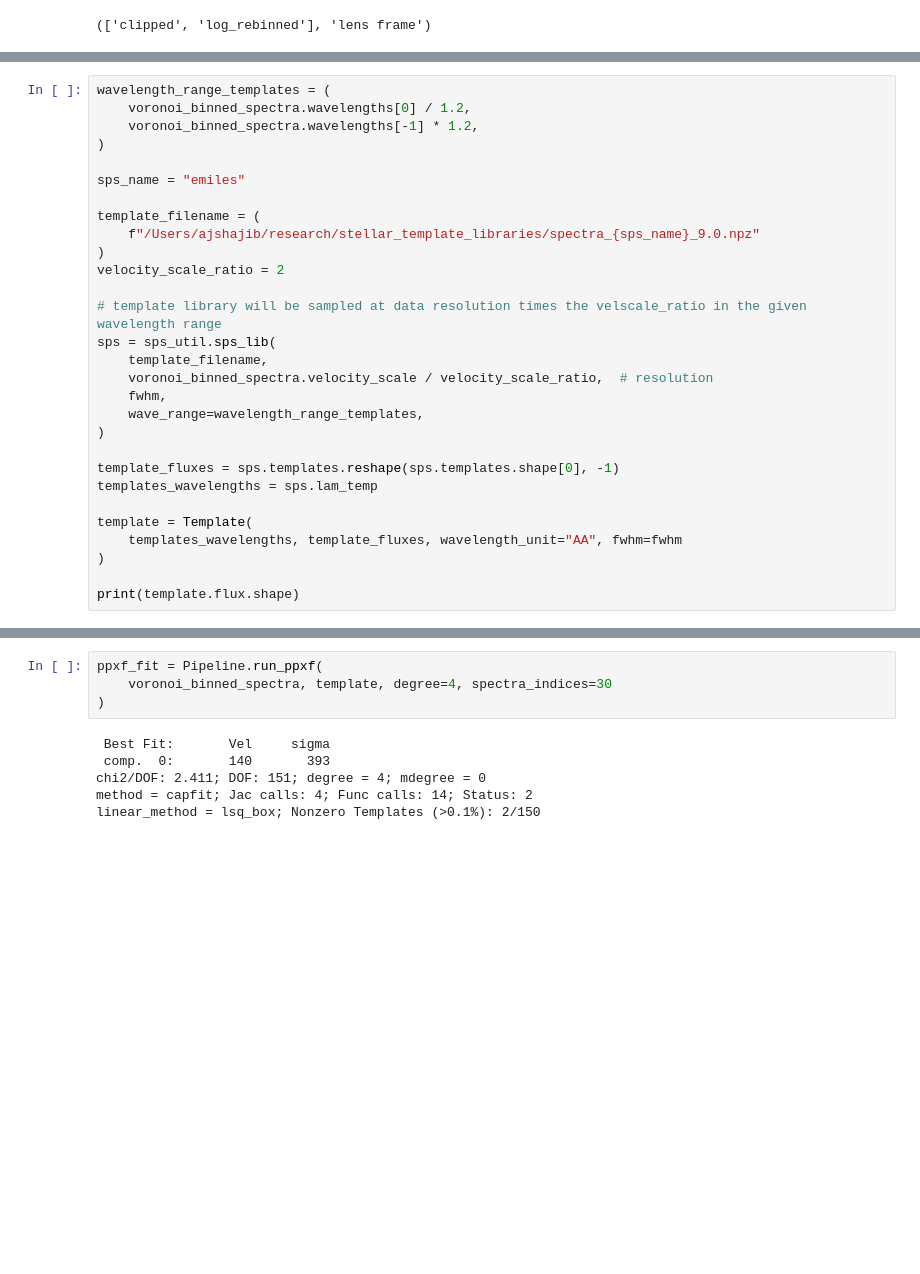
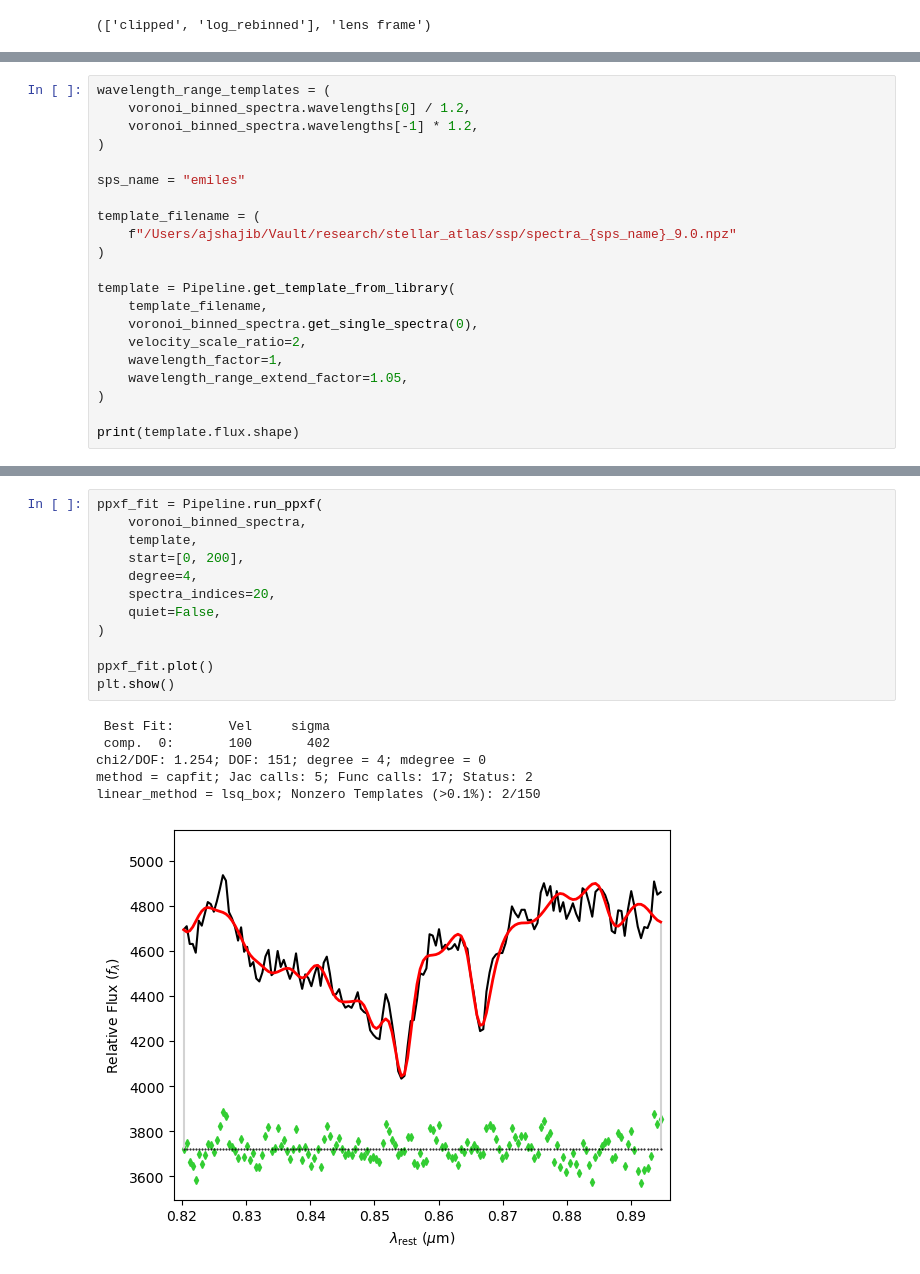
Before and after one commit to ajshajib/squirrel, a Jupyter notebook: notebooks/squirrel_example.ipynb, the cells around one changed output, grey strips where cells are left out. Drawn from its saved outputs; the diff is of its cells as text; blank space fills up the shorter version.

```diff
--- a/notebooks/squirrel_example.ipynb
+++ b/notebooks/squirrel_example.ipynb
@@ -191,23 +218,15 @@ wavelength_range_templates = (
 sps_name = "emiles"
 
 template_filename = (
-    f"/Users/ajshajib/research/stellar_template_libraries/spectra_{sps_name}_9.0.npz"
-)
-velocity_scale_ratio = 2
-
-# template library will be sampled at data resolution times the velscale_ratio in the given wavelength range
-sps = sps_util.sps_lib(
-    template_filename,
-    voronoi_binned_spectra.velocity_scale / velocity_scale_ratio,  # resolution
-    fwhm,
-    wave_range=wavelength_range_templates,
+    f"/Users/ajshajib/Vault/research/stellar_atlas/ssp/spectra_{sps_name}_9.0.npz"
 )
 
-template_fluxes = sps.templates.reshape(sps.templates.shape[0], -1)
-templates_wavelengths = sps.lam_temp
-
-template = Template(
-    templates_wavelengths, template_fluxes, wavelength_unit="AA", fwhm=fwhm
+template = Pipeline.get_template_from_library(
+    template_filename,
+    voronoi_binned_spectra.get_single_spectra(0),
+    velocity_scale_ratio=2,
+    wavelength_factor=1,
+    wavelength_range_extend_factor=1.05,
 )
 
 print(template.flux.shape)
@@ -216,10 +237,19 @@ print(template.flux.shape)
 # %%
 ppxf_fit = Pipeline.run_ppxf(
-    voronoi_binned_spectra, template, degree=4, spectra_indices=30
+    voronoi_binned_spectra,
+    template,
+    start=[0, 200],
+    degree=4,
+    spectra_indices=20,
+    quiet=False,
 )
+
+ppxf_fit.plot()
+plt.show()
 # %% [output]
  Best Fit:       Vel     sigma
- comp.  0:       140       393
-chi2/DOF: 2.411; DOF: 151; degree = 4; mdegree = 0
-method = capfit; Jac calls: 4; Func calls: 14; Status: 2
+ comp.  0:       100       402
+chi2/DOF: 1.254; DOF: 151; degree = 4; mdegree = 0
+method = capfit; Jac calls: 5; Func calls: 17; Status: 2
 linear_method = lsq_box; Nonzero Templates (>0.1%): 2/150
+[figure, added]
```
Also changed, not shown: parts of 17 cells of this notebook, 1 other file.
